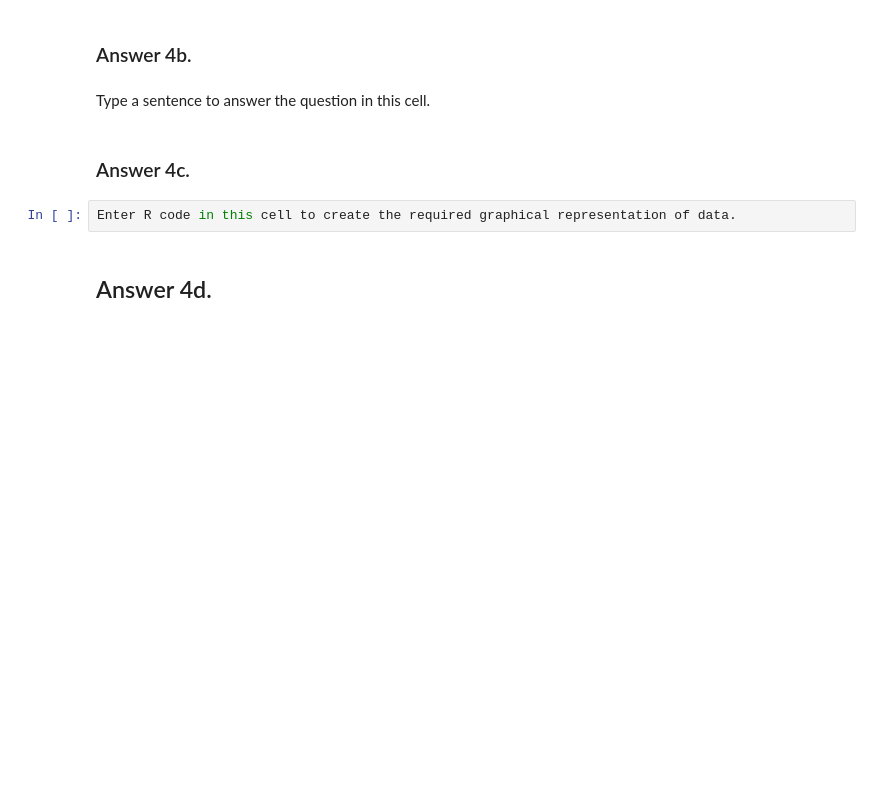
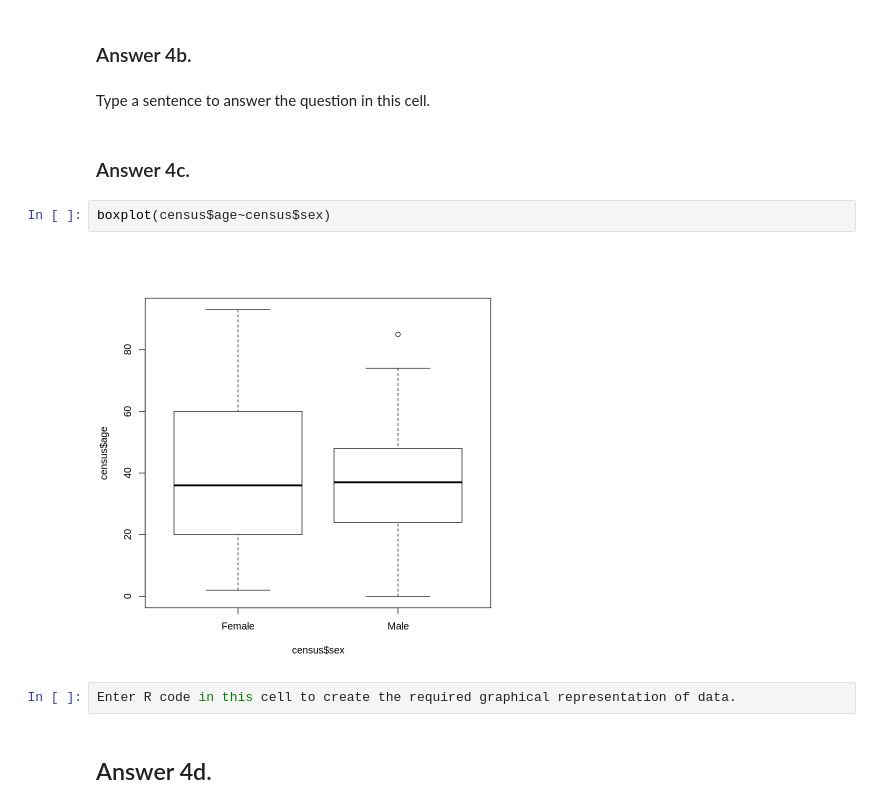
Before and after one commit to jana-archibald/Worksheet_02, a Jupyter notebook: Worksheet 2_2021.ipynb, the cells around one changed output. Drawn from its saved outputs; the diff is of its cells as text; blank space fills up the shorter version.

```diff
--- a/Worksheet 2_2021.ipynb
+++ b/Worksheet 2_2021.ipynb
@@ -132,6 +137,10 @@ Enter R code in this cell to create the required graphical representation of dat
 Type a sentence to answer the question in this cell.
 # %% [markdown]
 ### Answer 4c.
+# %%
+boxplot(census$age~census$sex)
+# %% [output]
+[figure, added]
 # %%
 Enter R code in this cell to create the required graphical representation of data.
 # %% [markdown]
```
Also changed, not shown: parts of 3 cells of this notebook.
